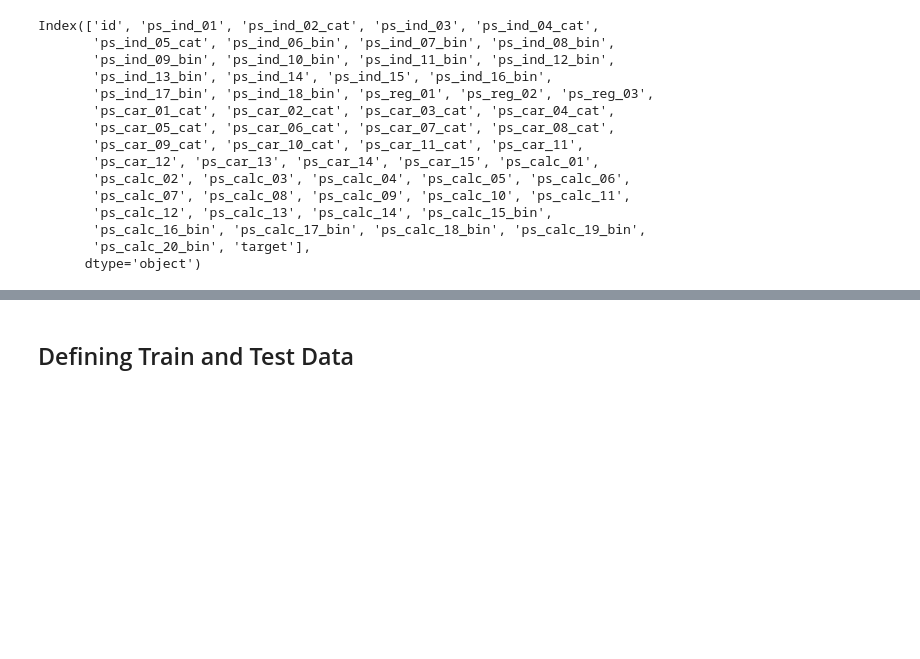
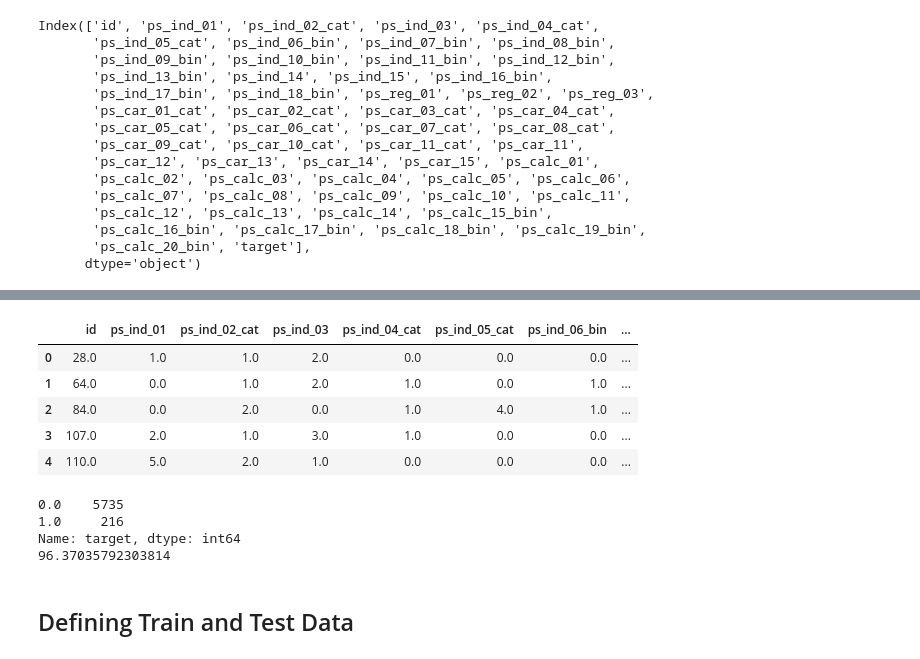
Before and after one commit to ishwarvenugopal/CE888_Data_Science_and_Decision_Making, a Jupyter notebook: Project/Assignment_2/Assignment2_Dataset_3_HighImbalance.ipynb, the cells around one changed output, grey strips where cells are left out. Cells and saved outputs as stored; diff of their text form; code cells hidden in the pictures; blank space fills up the shorter version.

```diff
--- a/Project/Assignment_2/Assignment2_Dataset_3_HighImbalance.ipynb
+++ b/Project/Assignment_2/Assignment2_Dataset_3_HighImbalance.ipynb
@@ -59,3 +121,30 @@ Index(['id', 'ps_ind_01', 'ps_ind_02_cat', 'ps_ind_03', 'ps_ind_04_cat',
+# %%
+#Using only one bin of the dataset to train the model
+
+df=pd.DataFrame(bins[0])
+#df=pd.concat([pd.DataFrame(bins[0]),pd.DataFrame(bins[1])])  ##In case there is a need to include more data points
+df.columns=columns
+df.head()
+# %% [output]
+|  | id | ps_ind_01 | ps_ind_02_cat | ps_ind_03 | ps_ind_04_cat | ps_ind_05_cat | ps_ind_06_bin | ... |
+| 0 | 28.0 | 1.0 | 1.0 | 2.0 | 0.0 | 0.0 | 0.0 | ... |
+| 1 | 64.0 | 0.0 | 1.0 | 2.0 | 1.0 | 0.0 | 1.0 | ... |
+| 2 | 84.0 | 0.0 | 2.0 | 0.0 | 1.0 | 4.0 | 1.0 | ... |
+| 3 | 107.0 | 2.0 | 1.0 | 3.0 | 1.0 | 0.0 | 0.0 | ... |
+| 4 | 110.0 | 5.0 | 2.0 | 1.0 | 0.0 | 0.0 | 0.0 | ... |
+# %%
+#Current Imbalance ratio of the subset
+
+target_count=df['target'].value_counts()
+print(target_count)
+
+imbalance_target=(target_count[0]/(target_count[0]+target_count[1]))*100
+print(imbalance_target)
+# %% [output]
+0.0    5735
+1.0     216
+Name: target, dtype: int64
+96.37035792303814
 # %% [markdown]
 ## Defining Train and Test Data
 # %%
```
Also changed, not shown: parts of 25 cells of this notebook.
